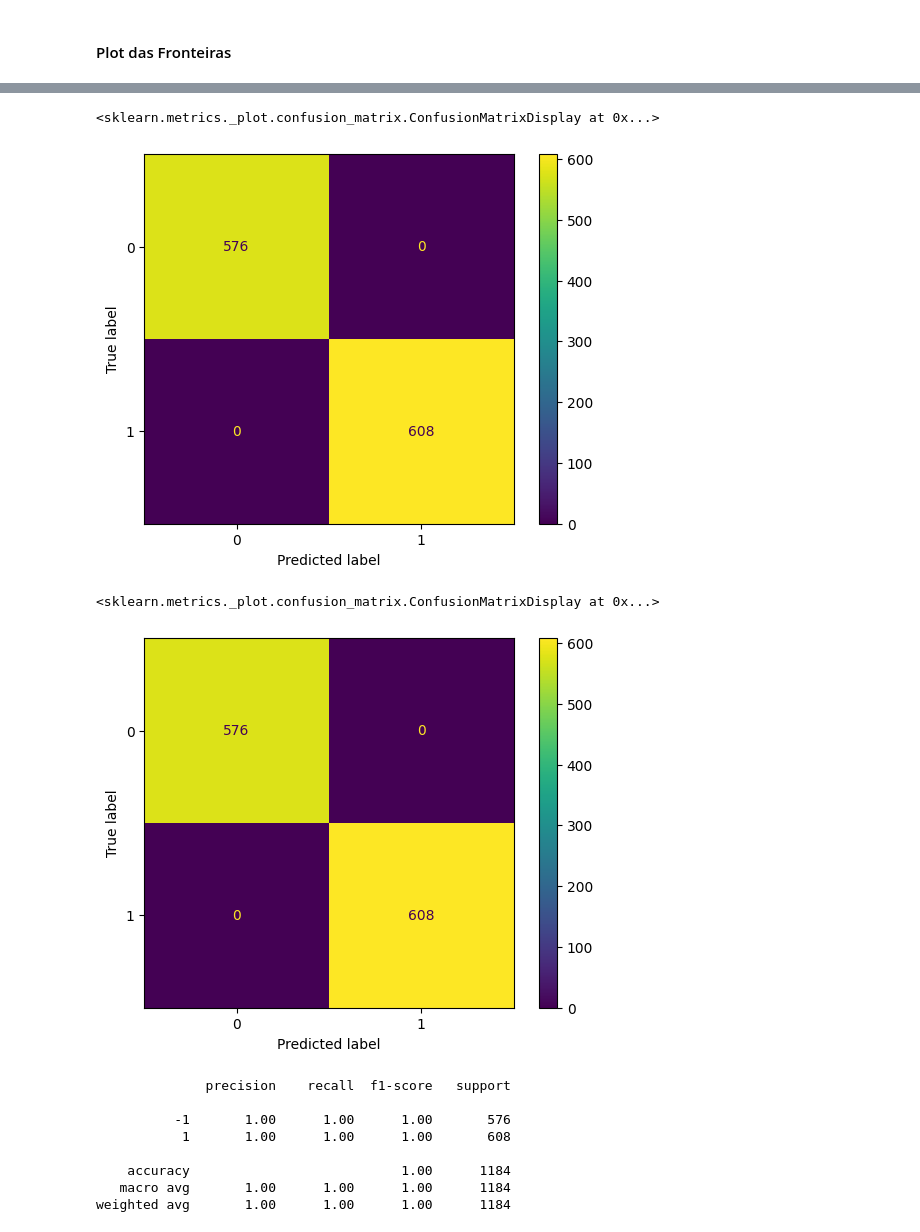
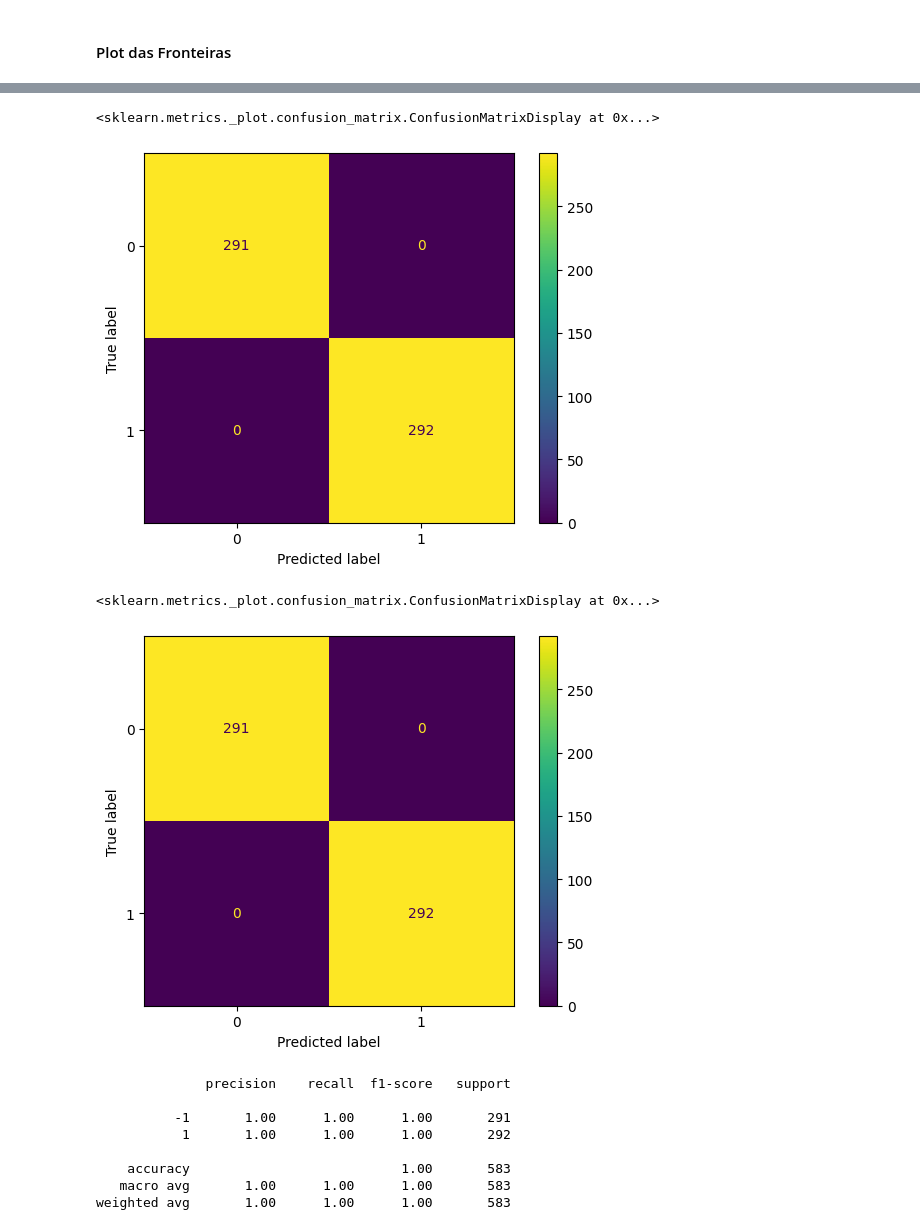
Before and after one commit to juliamssilva/classificador_digitos, a Jupyter notebook: mnsit.ipynb, the cells around one changed output, grey strips where cells are left out. Cells and saved outputs as stored; diff of their text form; code cells hidden in the pictures.

```diff
--- a/mnsit.ipynb
+++ b/mnsit.ipynb
@@ -174,9 +176,9 @@ for i in range(len(matriz_treino)):
 # %%
-for i in range(len(matriz_teste)):
+"""for i in range(len(matriz_teste)):
     dados = informs(matriz_teste, i)
     with open("test_redu.csv", mode="a", newline="", encoding="utf-8") as arquivo:
         escritor = csv.writer(arquivo, delimiter=";")  # separador ;
-        escritor.writerow(dados)
+        escritor.writerow(dados)"""
 # %% [markdown]
 #### Classificação dos dígitos 1 x 5
 # %% [markdown]
@@ -356,6 +357,8 @@ class RegressaoLinear:
         self.w = np.linalg.inv(X.T @ X) @ X.T @ y
 
     def predict (self, X):
+
+        X = np.array(X)
         # Se faltar a coluna de bias adiciona
         if X.shape[1] + 1 == self.w.shape[0]:
             X = np.c_[np.ones((X.shape[0], 1)), X]
@@ -469,0 +459,21 @@ print(w_rl)
+# %%
+# Construção do vetor X onde X = {(intensidade, simetria)}
+X_test = []
+
+for i in range(len(df_test_1x5)):
+    intensidade = float(df_test_1x5.iloc[i]['intensidade'])
+    simetria = float(df_test_1x5.iloc[i]['simetria'])
+    X_test.append((intensidade, simetria))
+
+print(X_test)
+
+# Construção do vetor y onde y = +1 para label = 1 e y = -1 para label = 5
+y_test = []
+
+for i in range(len(df_test_1x5)):
+    if df_test_1x5.iloc[i]['label'] == 1:
+        y_test.append(1)
+    else:
+        y_test.append(-1)
+
+print(y_test)
@@ -469,0 +486,2 @@ print(w_rl)
+# %%
+y_pred_rl = regressao_linear.predict(X_test)
@@ -576,35 +582,34 @@ disp.plot()
 # %%
 #matriz confusão para regressão linear
 
-cm = confusion_matrix(y_train, y_pred2)
+cm = confusion_matrix(y_test, y_pred_rl)
 disp = ConfusionMatrixDisplay(confusion_matrix=cm)
 disp.plot()
 # %% [output]
 <sklearn.metrics._plot.confusion_matrix.ConfusionMatrixDisplay at 0x...>
-[figure, old version]
+[figure, new version]
 # %%
 #matriz confusão para regressão logística
 
-cm = confusion_matrix(y_train, y_pred3)
+cm = confusion_matrix(y_test, y_pred_rlog)
 disp = ConfusionMatrixDisplay(confusion_matrix=cm)
 disp.plot()
 # %% [output]
 <sklearn.metrics._plot.confusion_matrix.ConfusionMatrixDisplay at 0x...>
-[figure, old version]
+[figure, new version]
 # %%
-from sklearn.metrics import classification_report
 
 #relatório de eficácia perceptron
-relatorio = classification_report(y_train, y_pred1)
+relatorio = classification_report(y_test, y_pred_perceptron)
 print(relatorio)
 # %% [output]
               precision    recall  f1-score   support
 
-          -1       1.00      1.00      1.00       576
-           1       1.00      1.00      1.00       608
+          -1       1.00      1.00      1.00       291
+           1       1.00      1.00      1.00       292
 
-    accuracy                           1.00      1184
-   macro avg       1.00      1.00      1.00      1184
-weighted avg       1.00      1.00      1.00      1184
+    accuracy                           1.00       583
+   macro avg       1.00      1.00      1.00       583
+weighted avg       1.00      1.00      1.00       583
 # %%
 #relatório de eficácia regressão linear
```
Also changed, not shown: parts of 47 cells of this notebook.
